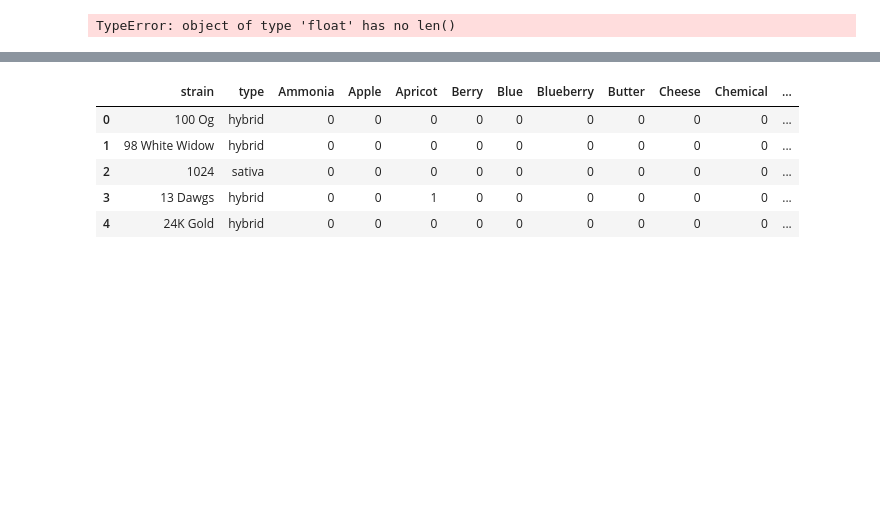
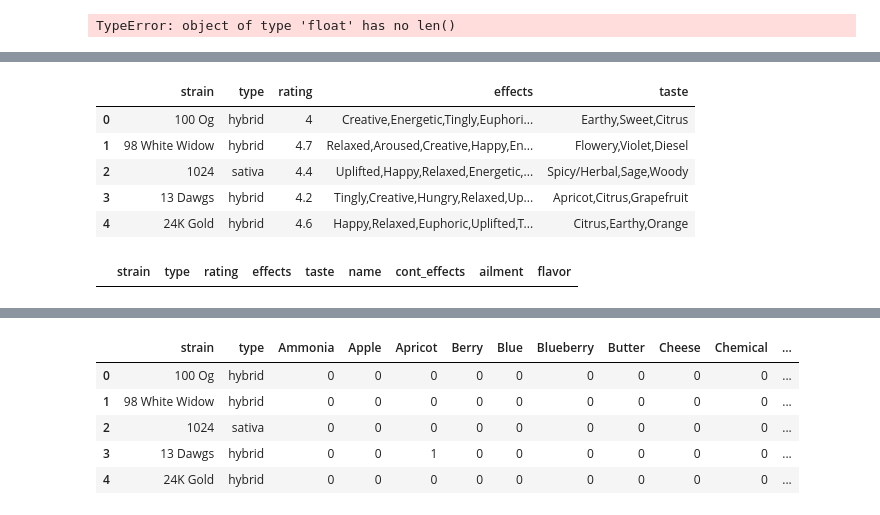
Before and after one commit to stephkendall/Cannabis-Predictions, a Jupyter notebook: CSV & API.ipynb, the cells around one changed output, grey strips where cells are left out. Drawn from its saved outputs; the diff is of its cells as text; code cells hidden in the pictures; blank space fills up the shorter version.

```diff
--- a/CSV & API.ipynb
+++ b/CSV & API.ipynb
@@ -151,0 +157,9 @@ df = pd.merge(df, effects)
+# %%
+df.head()
+# %% [output]
+|  | strain | type | rating | effects | taste |
+| 0 | 100 Og | hybrid | 4 | Creative,Energetic,Tingly,Euphori... | Earthy,Sweet,Citrus |
+| 1 | 98 White Widow | hybrid | 4.7 | Relaxed,Aroused,Creative,Happy,En... | Flowery,Violet,Diesel |
+| 2 | 1024 | sativa | 4.4 | Uplifted,Happy,Relaxed,Energetic,... | Spicy/Herbal,Sage,Woody |
+| 3 | 13 Dawgs | hybrid | 4.2 | Tingly,Creative,Hungry,Relaxed,Up... | Apricot,Citrus,Grapefruit |
+| 4 | 24K Gold | hybrid | 4.6 | Happy,Relaxed,Euphoric,Uplifted,T... | Citrus,Earthy,Orange |
@@ -152,3 +171,7 @@ df = pd.merge(df, effects)
+# %%
+df2.head()
+# %% [output]
+|  | strain | type | rating | effects | taste | name | cont_effects | ailment | flavor |
 # %%
 df = df.drop(columns=['name'])
 df1 = df['effects'].str.get_dummies(sep=',')
```
Also changed, not shown: parts of 23 cells of this notebook, 10 other files.
